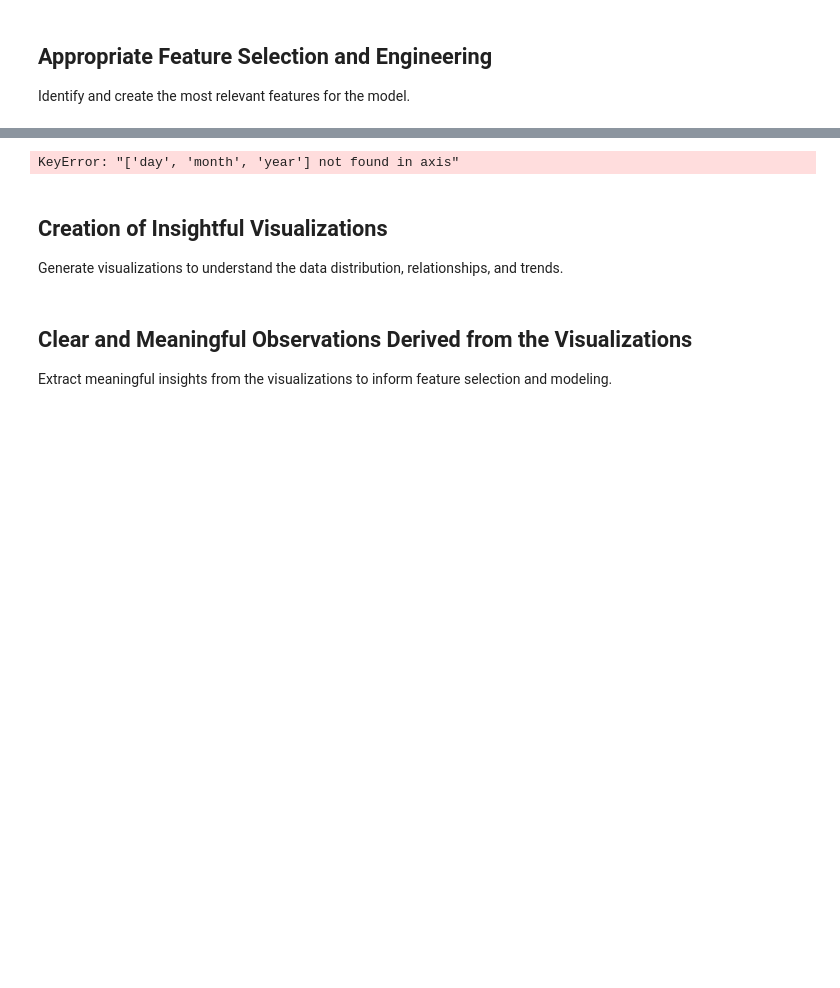
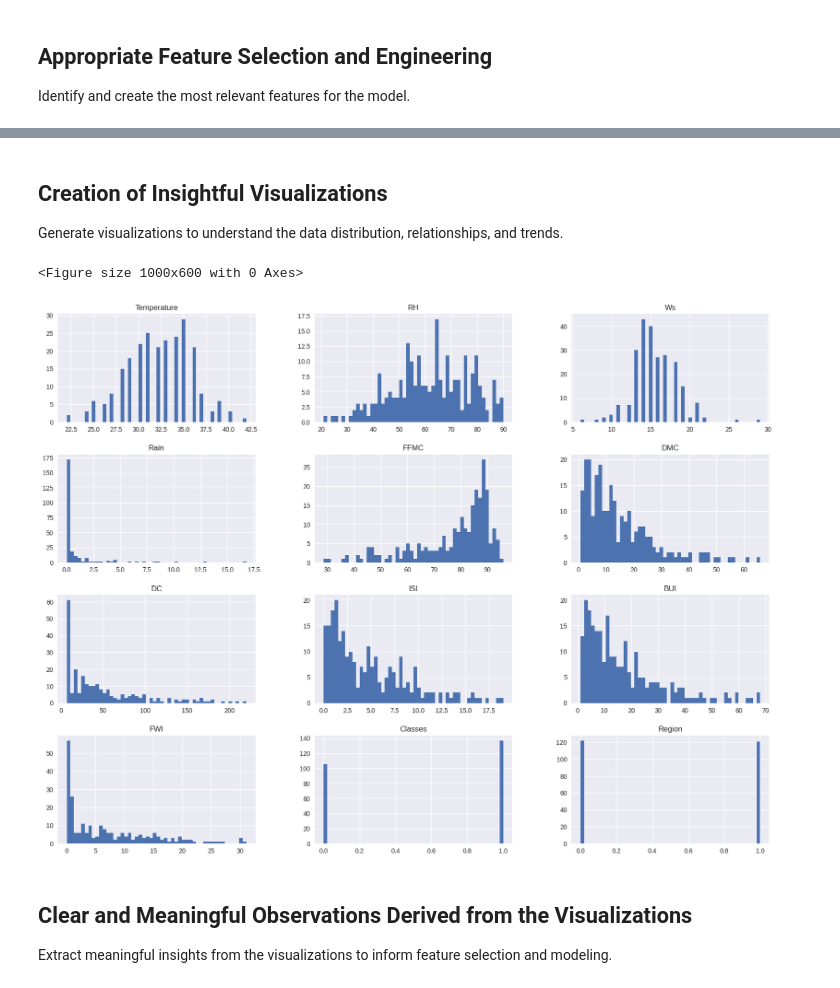
Before and after one commit to afislonge/Algerian-forest-fire-ML, a Jupyter notebook: model.ipynb, the cells around one changed output, grey strips where cells are left out. Cells and saved outputs as stored; diff of their text form; code cells hidden in the pictures; blank space fills up the shorter version.

```diff
--- a/model.ipynb
+++ b/model.ipynb
@@ -124,7 +126,6 @@ corr
 # %%
 from sklearn.preprocessing import StandardScaler
 
-df_copy = df.drop(['day','month','year'],axis=1)
 # Selecting important features
 features = df[['Temperature', 'RH', 'Ws', 'Rain', 'FFMC', 'DMC', 'DC', 'ISI']]
 target = df['FWI']
@@ -132,18 +133,19 @@ target = df['FWI']
 # Feature scaling
 scaler = StandardScaler()
 features_scaled = scaler.fit_transform(features)
-# %% [output]
-KeyError: "['day', 'month', 'year'] not found in axis"
 # %% [markdown]
 ## Creation of Insightful Visualizations
 Generate visualizations to understand the data distribution, relationships, and trends.
 # %%
 
 ## Plot desnity plot for all features
 plt.figure(figsize=(10, 6))
 plt.style.use('seaborn')
-df.hist(bins=50,figsize=(20,15))
+df_copy.hist(bins=50,figsize=(20,15))
 plt.show()
+# %% [output]
+<Figure size 1000x600 with 0 Axes>
+[figure, added]
 # %%
 # Visualization 1: Temperature vs. Fire Occurrence
 plt.figure(figsize=(10, 6))
```
Also changed, not shown: parts of 17 cells of this notebook.
